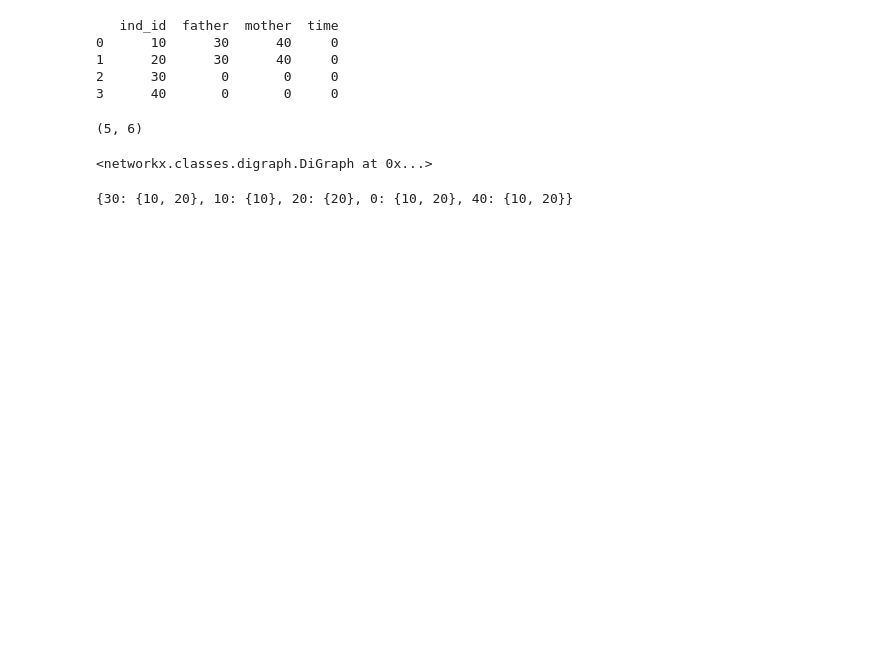
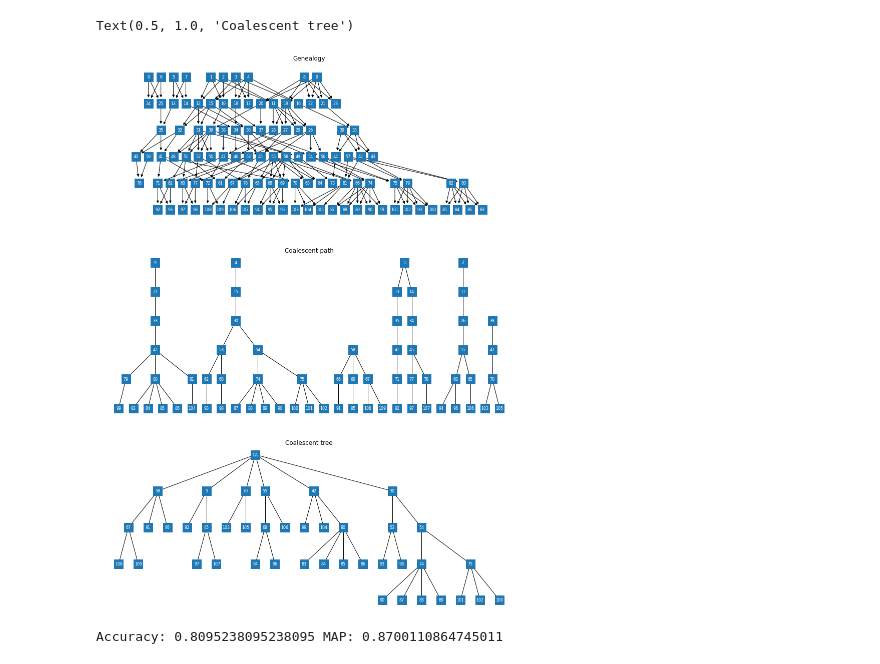
Before and after one commit to ivan-krukov/aligning-genealogies, a Jupyter notebook: genealogy_aligner/Experiments.ipynb, the cells around one changed output. Saved outputs shown, nothing was run; the diff lists cells and outputs as text; code cells hidden in the pictures; blank space fills up the shorter version.

Commit message:
Adding modification to base classes `Genealogy` and `Traversal` to convert paths to coalescent trees. I also added a heuristic algorithm to perform greedy alignment.

```diff
--- a/genealogy_aligner/Experiments.ipynb
+++ b/genealogy_aligner/Experiments.ipynb
@@ -4,18 +0,0 @@ from genealogy_aligner.utils import *
-# %%
-gg = convert_msprime_genealogy_to_nx("../data/simple_gen.txt", directed=True)
-gg.number_of_nodes(), gg.number_of_edges()
-# %% [output]
-   ind_id  father  mother  time
-0      10      30      40     0
-1      20      30      40     0
-2      30       0       0     0
-3      40       0       0     0
-(5, 6)
-# %%
-gg
-# %% [output]
-<networkx.classes.digraph.DiGraph at 0x...>
-# %%
-all_leaves_under_nodes(gg)
-# %% [output]
-{30: {10, 20}, 10: {10}, 20: {20}, 0: {10, 20}, 40: {10, 20}}
@@ -21,0 +9,26 @@ all_leaves_under_nodes(gg)
+# %%
+families = 5
+generations = 5
+avg_children = 2.2
+
+gg = Genealogy.from_founders(families, generations, avg_children)
+
+pt = gg.sample_path()
+ct = pt.to_coalescent_tree()
+
+fig, ax = plt.subplots(nrows=3, figsize=(15, 20))
+
+gg.draw(ax=ax[0])
+ax[0].set_title('Genealogy')
+pt.draw(ax=ax[1])
+ax[1].set_title('Coalescent path')
+ct.draw(ax=ax[2])
+ax[2].set_title('Coalescent tree')
+# %% [output]
+Text(0.5, 1.0, 'Coalescent tree')
+[figure, added]
+# %%
+sim = create_similarity_matrix(gg, ct)
+print("Accuracy:", accuracy(*sim), "MAP:", MAP(*sim))
+# %% [output]
+Accuracy: 0.8095238095238095 MAP: 0.8700110864745011
```
Also changed, not shown: parts of 2 cells of this notebook, 8 other files.
